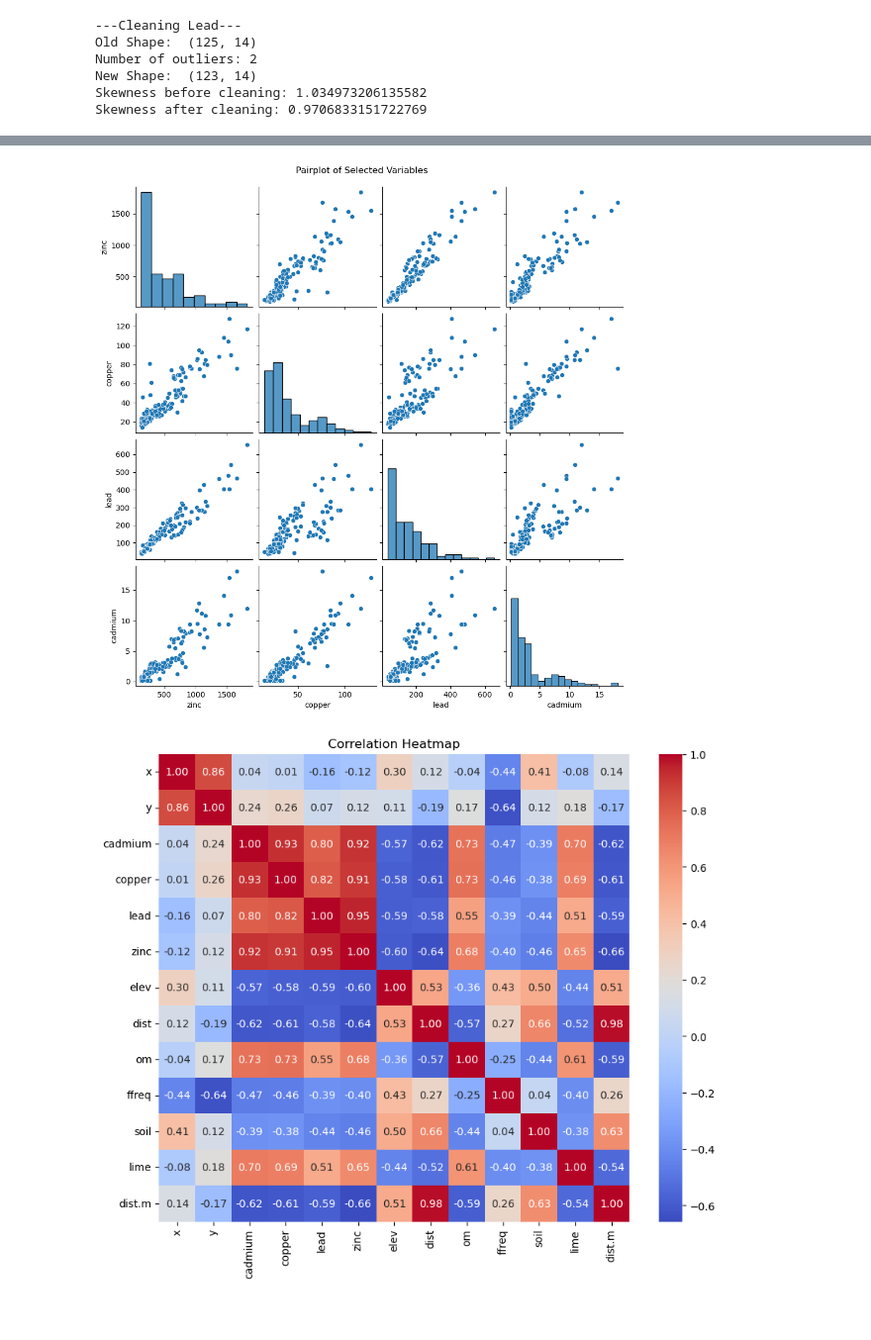
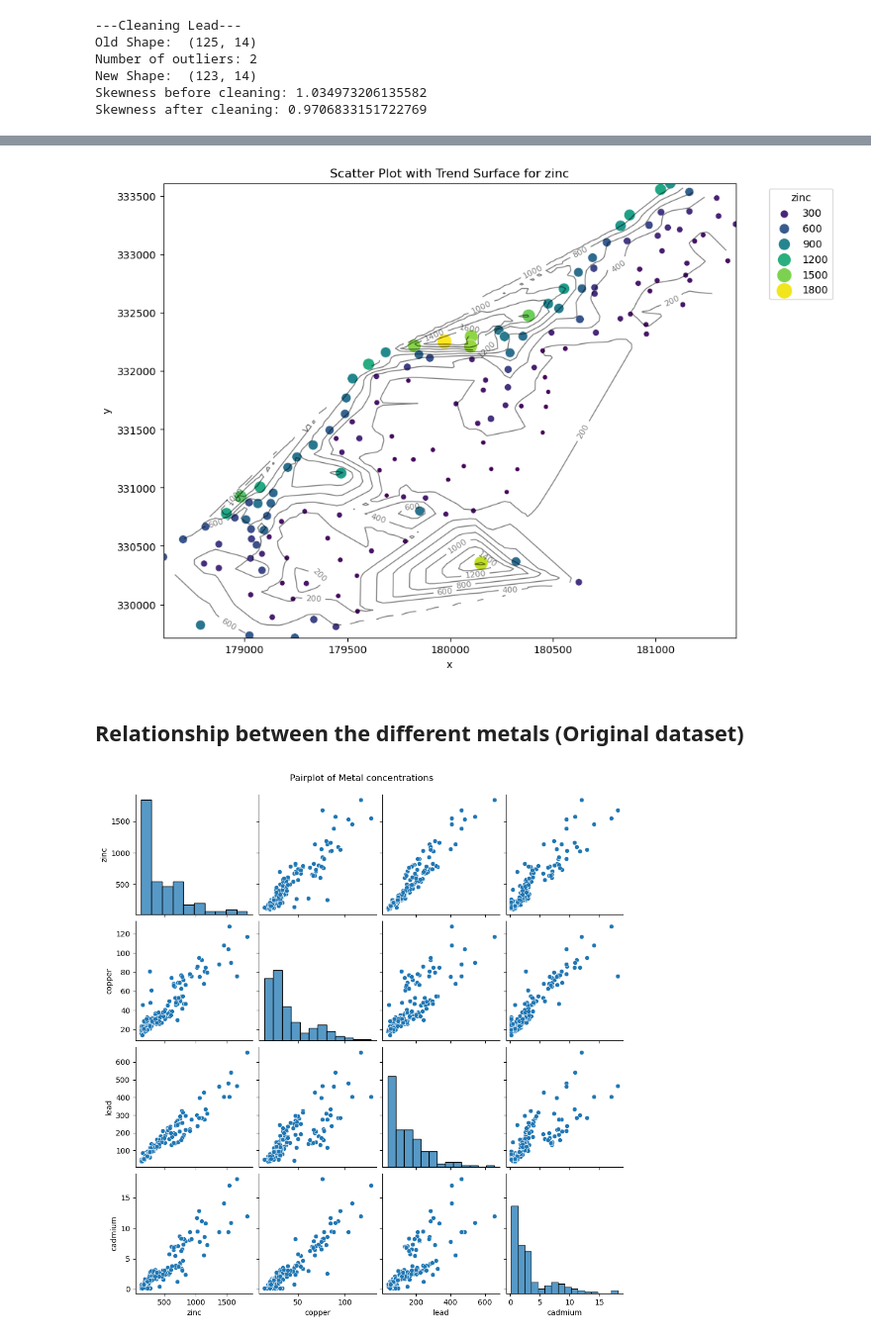
Before and after one commit to cheenngg/FYP-Spatial-Analytics, a Jupyter notebook: Data exploration - Meuse.ipynb, the cells around one changed output, grey strips where cells are left out. Shown at 99% size. Saved outputs shown, nothing was run; the diff lists cells and outputs as text; code cells hidden in the pictures; blank space fills up the shorter version.

```diff
--- a/Data exploration - Meuse.ipynb
+++ b/Data exploration - Meuse.ipynb
@@ -362,16 +388,46 @@ meuse_cleaned.describe()
+# %%
+import pandas as pd
+import seaborn as sns
+import matplotlib.pyplot as plt
+import numpy as np
+from scipy.interpolate import griddata
+
+
+# Select variables of interest
+x_variable = 'x'  # Replace with the actual variable name
+y_variable = 'y'  # Replace with the actual variable name
+z_variable = 'zinc'  # Replace with the actual variable name
+
+# Create a scatter plot
+plt.figure(figsize=(10, 8))
+sns.scatterplot(x=x_variable, y=y_variable, hue=z_variable, data=meuse_df, palette='viridis', size=z_variable, sizes=(20, 200))
+
+# Add a trend surface using griddata
+x_range = np.linspace(meuse_df[x_variable].min(), meuse_df[x_variable].max(), 100)
+y_range = np.linspace(meuse_df[y_variable].min(), meuse_df[y_variable].max(), 100)
+xx, yy = np.meshgrid(x_range, y_range)
+points = np.array(meuse_df[[x_variable, y_variable]])
+values = np.array(meuse_df[z_variable])
+zz = griddata(points, values, (xx, yy), method='linear')
+
+# Contour plot of the trend surface
+contour = plt.contour(xx, yy, zz, levels=10, colors='black', linewidths=1, alpha=0.5)
+plt.clabel(contour, inline=True, fontsize=8)
+
+plt.title(f'Scatter Plot with Trend Surface for {z_variable}')
+plt.xlabel(x_variable)
+plt.ylabel(y_variable)
+plt.legend(title=z_variable, bbox_to_anchor=(1.05, 1), loc='upper left')
+plt.show()
+# %% [output]
+[figure, added]
+# %% [markdown]
+## Relationship between the different metals (Original dataset)
 # %%
 # Pairplot for the metal elements
 selected_vars = ['zinc', 'copper', 'lead', 'cadmium']
 sns.pairplot(meuse_df[selected_vars])
-plt.suptitle('Pairplot of Selected Variables', y=1.02)
+plt.suptitle('Pairplot of Metal concentrations', y=1.02)
 plt.show()
-
-# Correlation heatmap
-correlation_matrix = meuse_df.corr()
-plt.figure(figsize=(10, 8))
-sns.heatmap(correlation_matrix, annot=True, cmap='coolwarm', fmt=".2f")
-plt.title('Correlation Heatmap')
-plt.show()
 # %% [output]
-[figure, old version]
+[figure, new version]
-[figure, removed]
```
Also changed, not shown: parts of 26 cells of this notebook, 4 other files.
